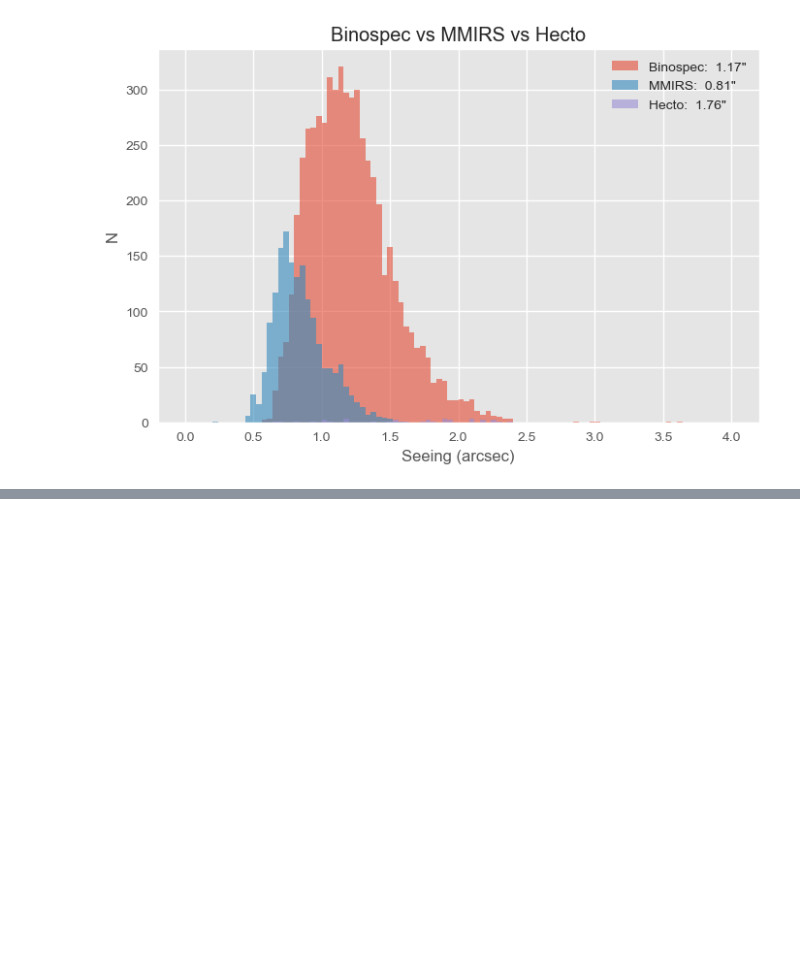
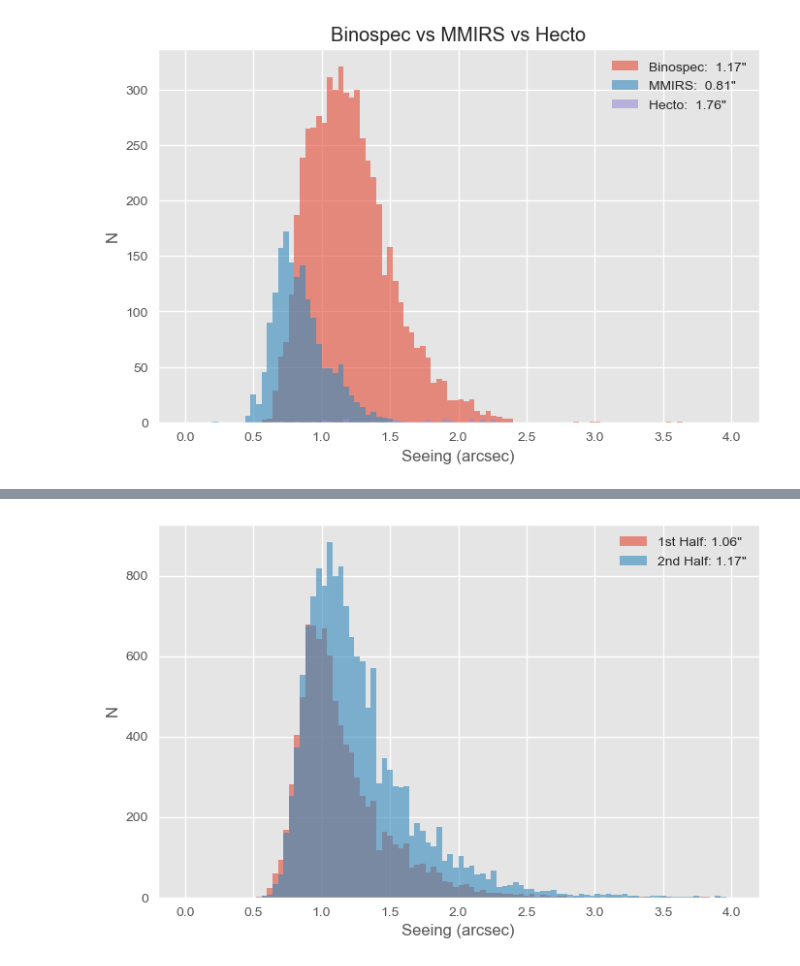
Before and after one commit to MMTObservatory/seeing_analysis, a Jupyter notebook: Seeing Summary - 2022_q3.ipynb, the cells around one changed output, grey strips where cells are left out. Saved outputs shown, nothing was run; the diff lists cells and outputs as text; code cells hidden in the pictures; blank space fills up the shorter version.

```diff
--- a/Seeing Summary - 2022_q3.ipynb
+++ b/Seeing Summary - 2022_q3.ipynb
@@ -225,0 +311,21 @@ mmirs = fixed[fixed['wfs'] == 'mmirs']
+# %%
+# now use the between_time() method to split the data into first and second halves of the night.
+first_half = cyclop_q3.between_time(start_time='00:00', end_time='07:00')
+second_half = cyclop_q3.between_time(start_time='07:00', end_time='14:00')
+#first_half = months['December'].between_time(start_time='00:00', end_time='07:00')
+#second_half = months['December'].between_time(start_time='07:00', end_time='14:00')
+med_1st = np.median(first_half['seeing'])
+med_2nd = np.median(second_half['seeing'])
+
+# plot the results and show that the seeing is better later in the night...
+fig = plt.figure(figsize=(8, 5))
+plt.hist(first_half['seeing'], bins=100, range=(0.0, 4.0), label="1st", alpha=0.6)
+plt.hist(second_half['seeing'], bins=100, range=(0.0, 4.0), label="2nd", alpha=0.6)
+plt.legend(["1st Half: %.2f\"" % med_1st, "2nd Half: %.2f\"" % med_2nd])
+plt.xlabel("Seeing (arcsec)")
+plt.ylabel("N")
+#plt.title("Data and median seeing values grouped by half of the night")
+plt.savefig("2022q3_cyclop_1st2nd.png")
+plt.show()
+# %% [output]
+[figure, added]
```
Also changed, not shown: parts of 10 cells of this notebook, 5 other files.
